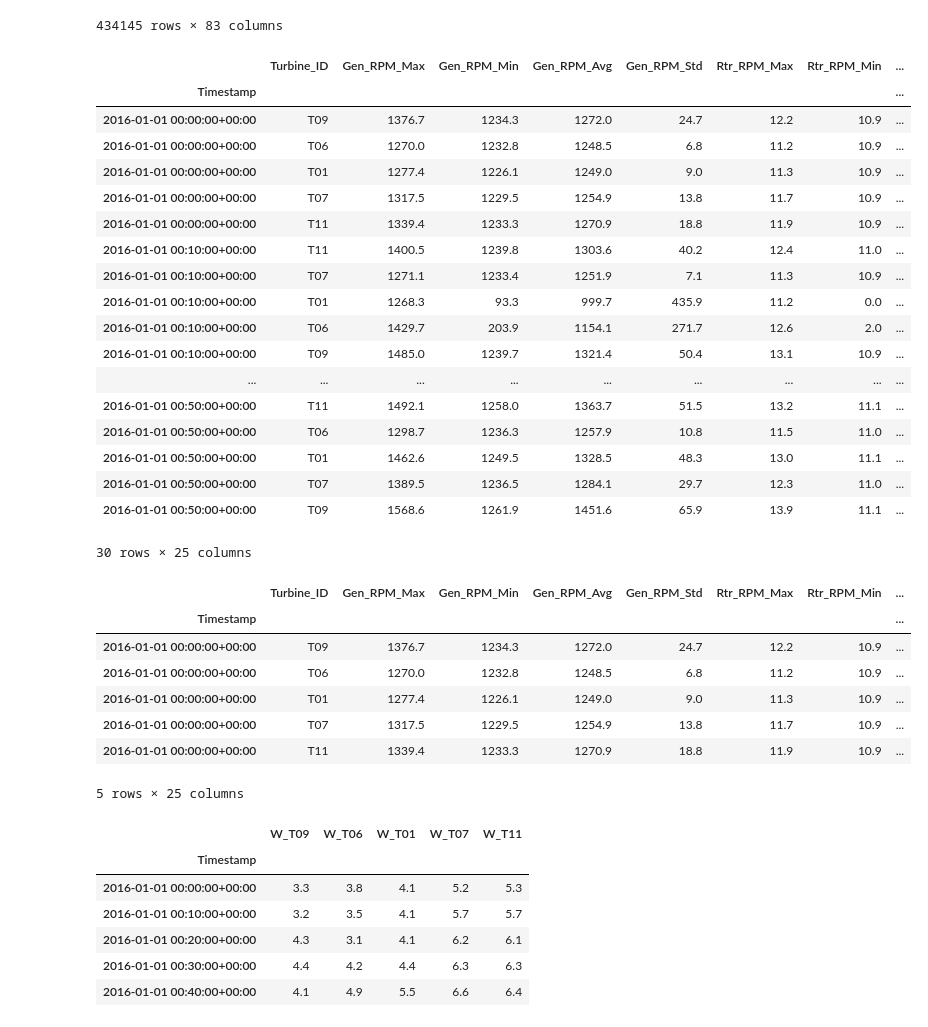
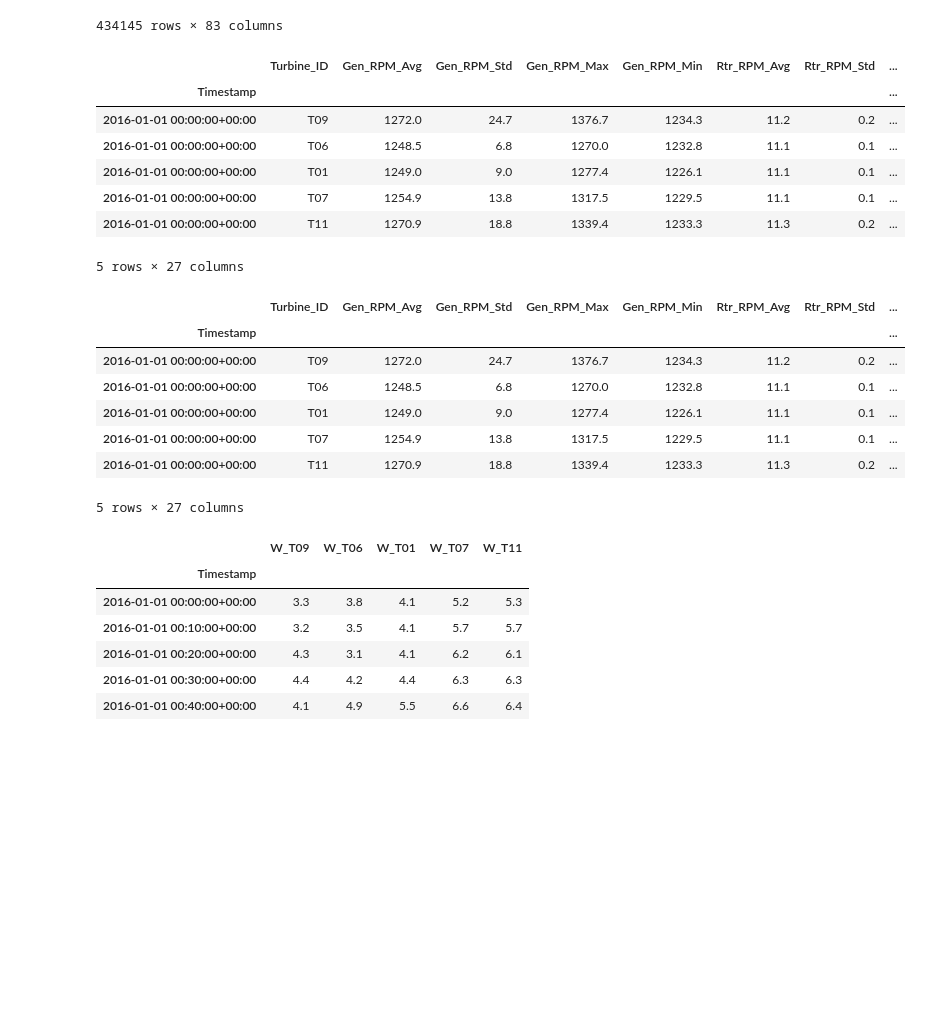
Before and after one commit to lalcayag/Capstone_group_1, a Jupyter notebook: Capstone_1.ipynb, the cells around one changed output. Cells and saved outputs as stored; diff of their text form; code cells hidden in the pictures; blank space fills up the shorter version.

```diff
--- a/Capstone_1.ipynb
+++ b/Capstone_1.ipynb
@@ -90,51 +90,42 @@ dataset.sort_index()
 | 2017-09-01 00:00:00+00:00 | T07 | 1292.0 | 1232.5 | 1251.9 | 9.6 | 48.0 | ... |
 434145 rows × 83 columns
 # %%
-channels= ['Turbine_ID','Gen_RPM_Max', 'Gen_RPM_Min', 'Gen_RPM_Avg',
-       'Gen_RPM_Std', 'Rtr_RPM_Max', 'Rtr_RPM_Min', 'Rtr_RPM_Avg', 'Amb_WindSpeed_Max',
-       'Amb_WindSpeed_Min', 'Amb_WindSpeed_Avg', 'Amb_WindSpeed_Std',
-       'Amb_WindDir_Relative_Avg', 'Amb_WindDir_Abs_Avg', 'Amb_Temp_Avg',
-       'Blds_PitchAngle_Min','Blds_PitchAngle_Max', 'Blds_PitchAngle_Avg', 'Blds_PitchAngle_Std',
-       'Grd_Prod_Pwr_Avg', 'Rtr_RPM_Std',
-       'Amb_WindSpeed_Est_Avg', 'Grd_Prod_Pwr_Std',
-       'Nac_Direction_Avg',
-       'Status_Flag']
+channels= ['Turbine_ID',
+           'Gen_RPM_Avg', 'Gen_RPM_Std', 'Gen_RPM_Max', 'Gen_RPM_Min',
+           'Rtr_RPM_Avg', 'Rtr_RPM_Std', 'Rtr_RPM_Max', 'Rtr_RPM_Min',
+           'Amb_WindSpeed_Avg', 'Amb_WindSpeed_Std', 'Amb_WindSpeed_Max','Amb_WindSpeed_Min',
+           'Amb_WindDir_Relative_Avg', 'Amb_WindDir_Abs_Avg',
+           'Amb_Temp_Avg',
+           'Blds_PitchAngle_Avg', 'Blds_PitchAngle_Std','Blds_PitchAngle_Max','Blds_PitchAngle_Min',
+           'Grd_Prod_Pwr_Avg', 'Grd_Prod_Pwr_Std', 'Grd_Prod_Pwr_Max', 'Grd_Prod_Pwr_Min',
+           'Amb_WindSpeed_Est_Avg',
+           'Nac_Direction_Avg',
+           'Status_Flag']
 dataset_ch = dataset[channels].copy()
 dataset_ch.tz_convert('UTC')
 dataset_ch.sort_index(inplace=True)
-dataset_ch.head(30)
+dataset_ch.head()
 # %% [output]
-|  | Turbine_ID | Gen_RPM_Max | Gen_RPM_Min | Gen_RPM_Avg | Gen_RPM_Std | Rtr_RPM_Max | Rtr_RPM_Min | ... |
+|  | Turbine_ID | Gen_RPM_Avg | Gen_RPM_Std | Gen_RPM_Max | Gen_RPM_Min | Rtr_RPM_Avg | Rtr_RPM_Std | ... |
 | Timestamp |  |  |  |  |  |  |  | ... |
-| 2016-01-01 00:00:00+00:00 | T09 | 1376.7 | 1234.3 | 1272.0 | 24.7 | 12.2 | 10.9 | ... |
-| 2016-01-01 00:00:00+00:00 | T06 | 1270.0 | 1232.8 | 1248.5 | 6.8 | 11.2 | 10.9 | ... |
-| 2016-01-01 00:00:00+00:00 | T01 | 1277.4 | 1226.1 | 1249.0 | 9.0 | 11.3 | 10.9 | ... |
-| 2016-01-01 00:00:00+00:00 | T07 | 1317.5 | 1229.5 | 1254.9 | 13.8 | 11.7 | 10.9 | ... |
-| 2016-01-01 00:00:00+00:00 | T11 | 1339.4 | 1233.3 | 1270.9 | 18.8 | 11.9 | 10.9 | ... |
-| 2016-01-01 00:10:00+00:00 | T11 | 1400.5 | 1239.8 | 1303.6 | 40.2 | 12.4 | 11.0 | ... |
-| 2016-01-01 00:10:00+00:00 | T07 | 1271.1 | 1233.4 | 1251.9 | 7.1 | 11.3 | 10.9 | ... |
-| 2016-01-01 00:10:00+00:00 | T01 | 1268.3 | 93.3 | 999.7 | 435.9 | 11.2 | 0.0 | ... |
-| 2016-01-01 00:10:00+00:00 | T06 | 1429.7 | 203.9 | 1154.1 | 271.7 | 12.6 | 2.0 | ... |
-| 2016-01-01 00:10:00+00:00 | T09 | 1485.0 | 1239.7 | 1321.4 | 50.4 | 13.1 | 10.9 | ... |
-| ... | ... | ... | ... | ... | ... | ... | ... | ... |
-| 2016-01-01 00:50:00+00:00 | T11 | 1492.1 | 1258.0 | 1363.7 | 51.5 | 13.2 | 11.1 | ... |
-| 2016-01-01 00:50:00+00:00 | T06 | 1298.7 | 1236.3 | 1257.9 | 10.8 | 11.5 | 11.0 | ... |
-| 2016-01-01 00:50:00+00:00 | T01 | 1462.6 | 1249.5 | 1328.5 | 48.3 | 13.0 | 11.1 | ... |
-| 2016-01-01 00:50:00+00:00 | T07 | 1389.5 | 1236.5 | 1284.1 | 29.7 | 12.3 | 11.0 | ... |
-| 2016-01-01 00:50:00+00:00 | T09 | 1568.6 | 1261.9 | 1451.6 | 65.9 | 13.9 | 11.1 | ... |
+| 2016-01-01 00:00:00+00:00 | T09 | 1272.0 | 24.7 | 1376.7 | 1234.3 | 11.2 | 0.2 | ... |
+| 2016-01-01 00:00:00+00:00 | T06 | 1248.5 | 6.8 | 1270.0 | 1232.8 | 11.1 | 0.1 | ... |
+| 2016-01-01 00:00:00+00:00 | T01 | 1249.0 | 9.0 | 1277.4 | 1226.1 | 11.1 | 0.1 | ... |
+| 2016-01-01 00:00:00+00:00 | T07 | 1254.9 | 13.8 | 1317.5 | 1229.5 | 11.1 | 0.1 | ... |
+| 2016-01-01 00:00:00+00:00 | T11 | 1270.9 | 18.8 | 1339.4 | 1233.3 | 11.3 | 0.2 | ... |
-30 rows × 25 columns
+5 rows × 27 columns
 # %%
 dataset_ch.sort_index(inplace=True)
 dataset_ch.head()
 # %% [output]
-|  | Turbine_ID | Gen_RPM_Max | Gen_RPM_Min | Gen_RPM_Avg | Gen_RPM_Std | Rtr_RPM_Max | Rtr_RPM_Min | ... |
+|  | Turbine_ID | Gen_RPM_Avg | Gen_RPM_Std | Gen_RPM_Max | Gen_RPM_Min | Rtr_RPM_Avg | Rtr_RPM_Std | ... |
 | Timestamp |  |  |  |  |  |  |  | ... |
-| 2016-01-01 00:00:00+00:00 | T09 | 1376.7 | 1234.3 | 1272.0 | 24.7 | 12.2 | 10.9 | ... |
-| 2016-01-01 00:00:00+00:00 | T06 | 1270.0 | 1232.8 | 1248.5 | 6.8 | 11.2 | 10.9 | ... |
-| 2016-01-01 00:00:00+00:00 | T01 | 1277.4 | 1226.1 | 1249.0 | 9.0 | 11.3 | 10.9 | ... |
-| 2016-01-01 00:00:00+00:00 | T07 | 1317.5 | 1229.5 | 1254.9 | 13.8 | 11.7 | 10.9 | ... |
-| 2016-01-01 00:00:00+00:00 | T11 | 1339.4 | 1233.3 | 1270.9 | 18.8 | 11.9 | 10.9 | ... |
+| 2016-01-01 00:00:00+00:00 | T09 | 1272.0 | 24.7 | 1376.7 | 1234.3 | 11.2 | 0.2 | ... |
+| 2016-01-01 00:00:00+00:00 | T06 | 1248.5 | 6.8 | 1270.0 | 1232.8 | 11.1 | 0.1 | ... |
+| 2016-01-01 00:00:00+00:00 | T01 | 1249.0 | 9.0 | 1277.4 | 1226.1 | 11.1 | 0.1 | ... |
+| 2016-01-01 00:00:00+00:00 | T07 | 1254.9 | 13.8 | 1317.5 | 1229.5 | 11.1 | 0.1 | ... |
+| 2016-01-01 00:00:00+00:00 | T11 | 1270.9 | 18.8 | 1339.4 | 1233.3 | 11.3 | 0.2 | ... |
-5 rows × 25 columns
+5 rows × 27 columns
 # %%
 turbinesid = dataset_ch.Turbine_ID.unique()
 power_turb = [group.Grd_Prod_Pwr_Avg for _, group in dataset_ch.groupby('Turbine_ID')]
```
Also changed, not shown: parts of 37 cells of this notebook.
